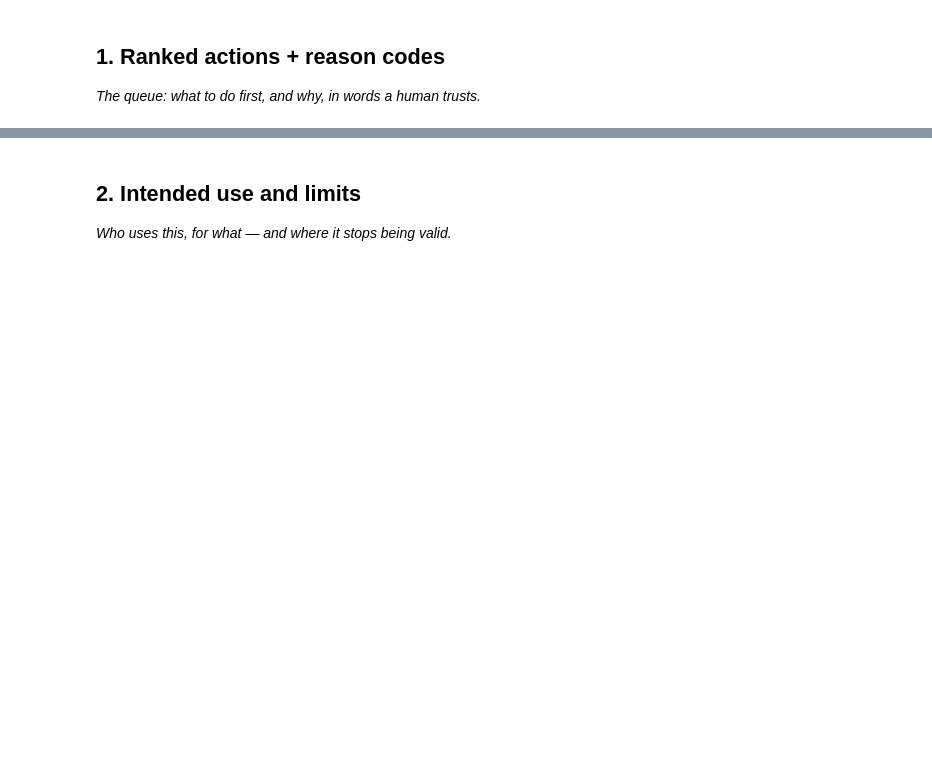
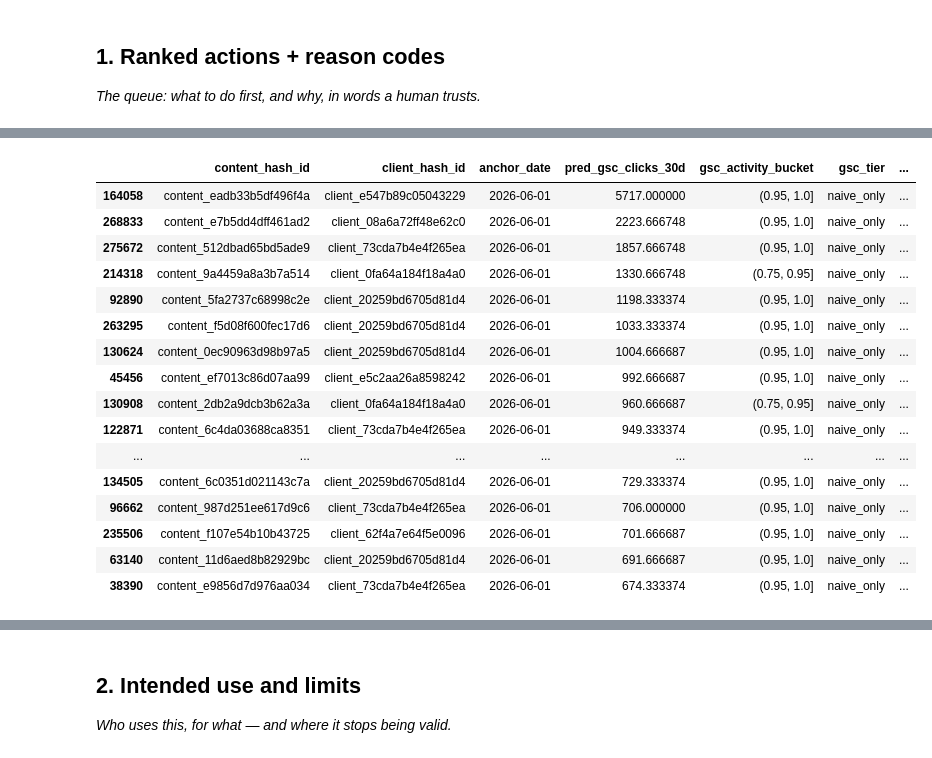
Before and after one commit to ku-ro-wa/flyrank-ml-starter, a Jupyter notebook: work/notebooks/w07_action_playbook.ipynb, the cells around one changed output, grey strips where cells are left out. Cells and saved outputs as stored; diff of their text form; code cells hidden in the pictures; blank space fills up the shorter version.

```diff
--- a/work/notebooks/w07_action_playbook.ipynb
+++ b/work/notebooks/w07_action_playbook.ipynb
@@ -15,0 +1046,80 @@ This skeleton is yours to fill. Work the sections **in order** — each one has
+# %%
+import numpy as np
+import pandas as pd
+
+# --- Snapshot: the most recent anchor_date in the test split, all content ---
+# One calendar week, cross-sectional -- this queue is meant to be regenerated
+# weekly, not run once. Restricted to the (already-validated) test-split
+# population, which by construction already has >=90 days of history; content
+# younger than that isn't covered here -- see model_training.ipynb Section 10
+# for the 60d-intake coverage experiment for that population.
+#
+# Not run through prepare_target_dataset -- that filter exists for target-
+# label validity during training/eval. For a forward-looking queue we want a
+# prediction for every piece of content in the snapshot, not just the subset
+# that happened to have a valid historical target.
+latest_anchor = df.loc[splits.test_idx, "anchor_date"].max()
+snapshot = df.loc[df.index.intersection(splits.test_idx)]
+snapshot = snapshot[snapshot["anchor_date"] == latest_anchor].copy()
+print(f"Snapshot anchor_date: {latest_anchor.date()}  ({len(snapshot):,} content rows)")
+
+# GA4's feature set needs client_target_enc from the fitted GA4 encoder --
+# the same encoder the shipped hurdle/router were fit with.
+snapshot["client_target_enc"] = ga4_encoder.transform(snapshot["client_hash_id"])
+
+snapshot["pred_gsc_clicks_30d"] = gsc_naive.predict(snapshot)
+snapshot["pred_ga4_sessions_30d"] = ga4_blended.predict(snapshot[ga4_feature_cols])
+
+# --- Activity buckets + which path served the GA4 prediction ---
+bins = train.DEFAULT_BUCKET_BINS
+snapshot["gsc_activity_bucket"] = pd.cut(snapshot["f_gsc_pct_days_active_90d"], bins=bins, include_lowest=True)
+snapshot["ga4_activity_bucket"] = pd.cut(snapshot["f_ga4_pct_days_active_90d"], bins=bins, include_lowest=True)
+snapshot["ga4_served_by"] = snapshot["ga4_activity_bucket"].map(lambda b: ga4_router.get(b, "naive"))
+NEAR_ZERO_BUCKET = pd.cut(pd.Series([0.0]), bins=bins, include_lowest=True).iloc[0]
+
+# --- Momentum flags -- coarse only, never the ranking signal itself ---
+def _momentum_flag(ratio):
+    return np.select(
+        [ratio.isna(), ratio > 1.1, ratio < 0.9],
+        ["unknown", "growing", "declining"],
+        default="steady",
+    )
+
+snapshot["gsc_momentum"] = _momentum_flag(snapshot["f_gsc_momentum_ratio"])
+snapshot["ga4_momentum"] = _momentum_flag(snapshot["f_ga4_momentum_ratio"])
+
+# --- Reason-code tiers, then the human-readable text for each tier ---
+def _gsc_tier(row):
+    if row["gsc_activity_bucket"] == NEAR_ZERO_BUCKET:
+        return "monitor_only"
+    return "naive_only"
+
+def _ga4_tier(row):
+    if row["ga4_activity_bucket"] == NEAR_ZERO_BUCKET:
+        return "monitor_only"
+    return "model_driven" if row["ga4_served_by"] == "model" else "naive_fallback"
+
+snapshot["gsc_tier"] = snapshot.apply(_gsc_tier, axis=1)
+snapshot["ga4_tier"] = snapshot.apply(_ga4_tier, axis=1)
+
+_TIER_TEXT = {
+    "monitor_only": "monitor only -- near-zero activity, no method has ranking skill here (model_training.ipynb §4/§9)",
+    "naive_only": "naive projection only -- no GSC model beats naive pooled (model_training.ipynb §13)",
+    "model_driven": "model-driven priority -- hurdle beats naive on MAE+RMSE+Spearman in this activity bucket",
+    "naive_fallback": "naive projection -- GA4 model doesn't clear naive in this activity bucket",
+}
+snapshot["gsc_reason"] = snapshot["gsc_tier"].map(_TIER_TEXT) + "; momentum: " + snapshot["gsc_momentum"]
+snapshot["ga4_reason"] = snapshot["ga4_tier"].map(_TIER_TEXT) + "; momentum: " + snapshot["ga4_momentum"]
+
+action_queue = snapshot[[
+    "content_hash_id", "client_hash_id", "anchor_date",
+    "pred_gsc_clicks_30d", "gsc_activity_bucket", "gsc_tier", "gsc_momentum", "gsc_reason",
+    "pred_ga4_sessions_30d", "ga4_activity_bucket", "ga4_served_by", "ga4_tier", "ga4_momentum", "ga4_reason",
+]].reset_index(drop=True)
+
+print(f"Action queue: {len(action_queue):,} content rows")
+print("\nTop 25 by predicted GSC clicks (naive/momentum-ordered -- not a model-skill ranking claim):")
+display(action_queue.sort_values("pred_gsc_clicks_30d", ascending=False).head(25))
+print("\nTop 25 by predicted GA4 sessions:")
+display(action_queue.sort_values("pred_ga4_sessions_30d", ascending=False).head(25))
+# %% [output]
@@ -15,0 +1130,17 @@ This skeleton is yours to fill. Work the sections **in order** — each one has
+|  | content_hash_id | client_hash_id | anchor_date | pred_gsc_clicks_30d | gsc_activity_bucket | gsc_tier | ... |
+| 164058 | content_eadb33b5df496f4a | client_e547b89c05043229 | 2026-06-01 | 5717.000000 | (0.95, 1.0] | naive_only | ... |
+| 268833 | content_e7b5dd4dff461ad2 | client_08a6a72ff48e62c0 | 2026-06-01 | 2223.666748 | (0.95, 1.0] | naive_only | ... |
+| 275672 | content_512dbad65bd5ade9 | client_73cda7b4e4f265ea | 2026-06-01 | 1857.666748 | (0.95, 1.0] | naive_only | ... |
+| 214318 | content_9a4459a8a3b7a514 | client_0fa64a184f18a4a0 | 2026-06-01 | 1330.666748 | (0.75, 0.95] | naive_only | ... |
+| 92890 | content_5fa2737c68998c2e | client_20259bd6705d81d4 | 2026-06-01 | 1198.333374 | (0.95, 1.0] | naive_only | ... |
+| 263295 | content_f5d08f600fec17d6 | client_20259bd6705d81d4 | 2026-06-01 | 1033.333374 | (0.95, 1.0] | naive_only | ... |
+| 130624 | content_0ec90963d98b97a5 | client_20259bd6705d81d4 | 2026-06-01 | 1004.666687 | (0.95, 1.0] | naive_only | ... |
+| 45456 | content_ef7013c86d07aa99 | client_e5c2aa26a8598242 | 2026-06-01 | 992.666687 | (0.95, 1.0] | naive_only | ... |
+| 130908 | content_2db2a9dcb3b62a3a | client_0fa64a184f18a4a0 | 2026-06-01 | 960.666687 | (0.75, 0.95] | naive_only | ... |
+| 122871 | content_6c4da03688ca8351 | client_73cda7b4e4f265ea | 2026-06-01 | 949.333374 | (0.95, 1.0] | naive_only | ... |
+| ... | ... | ... | ... | ... | ... | ... | ... |
+| 134505 | content_6c0351d021143c7a | client_20259bd6705d81d4 | 2026-06-01 | 729.333374 | (0.95, 1.0] | naive_only | ... |
+| 96662 | content_987d251ee617d9c6 | client_73cda7b4e4f265ea | 2026-06-01 | 706.000000 | (0.95, 1.0] | naive_only | ... |
+| 235506 | content_f107e54b10b43725 | client_62f4a7e64f5e0096 | 2026-06-01 | 701.666687 | (0.95, 1.0] | naive_only | ... |
+| 63140 | content_11d6aed8b82929bc | client_20259bd6705d81d4 | 2026-06-01 | 691.666687 | (0.95, 1.0] | naive_only | ... |
+| 38390 | content_e9856d7d976aa034 | client_73cda7b4e4f265ea | 2026-06-01 | 674.333374 | (0.95, 1.0] | naive_only | ... |
```
Also changed, not shown: parts of 33 cells of this notebook.
